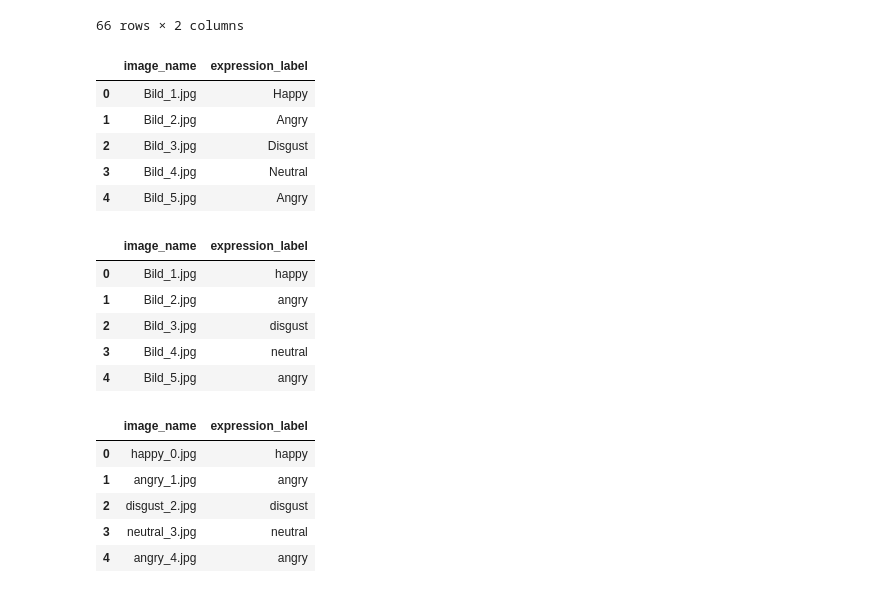
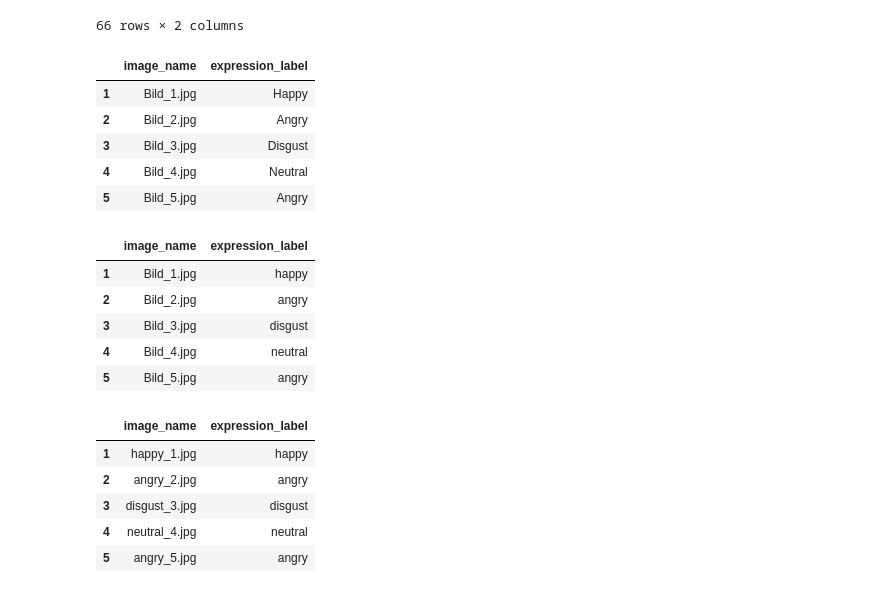
Before and after one commit to DSPRO2-Group-9/emotion_recognition, a Jupyter notebook: notebook/processing/own_data.ipynb, the cells around one changed output. Drawn from its saved outputs; the diff is of its cells as text; code cells hidden in the pictures.

Commit message:
corected index

```diff
--- a/notebook/processing/own_data.ipynb
+++ b/notebook/processing/own_data.ipynb
@@ -132,25 +132,27 @@ combined_average_df
 # %%
 combined_average_df['image_name'] = combined_average_df['image_name'].astype(str) + '.jpg'
 
+combined_average_df.index += 1
+
 combined_average_df.head()
 # %% [output]
 |  | image_name | expression_label |
-| 0 | Bild_1.jpg | Happy |
-| 1 | Bild_2.jpg | Angry |
-| 2 | Bild_3.jpg | Disgust |
-| 3 | Bild_4.jpg | Neutral |
-| 4 | Bild_5.jpg | Angry |
+| 1 | Bild_1.jpg | Happy |
+| 2 | Bild_2.jpg | Angry |
+| 3 | Bild_3.jpg | Disgust |
+| 4 | Bild_4.jpg | Neutral |
+| 5 | Bild_5.jpg | Angry |
 # %%
 combined_average_df['expression_label'] = combined_average_df['expression_label'].str.lower()
 
 combined_average_df.head()
 # %% [output]
 |  | image_name | expression_label |
-| 0 | Bild_1.jpg | happy |
-| 1 | Bild_2.jpg | angry |
-| 2 | Bild_3.jpg | disgust |
-| 3 | Bild_4.jpg | neutral |
-| 4 | Bild_5.jpg | angry |
+| 1 | Bild_1.jpg | happy |
+| 2 | Bild_2.jpg | angry |
+| 3 | Bild_3.jpg | disgust |
+| 4 | Bild_4.jpg | neutral |
+| 5 | Bild_5.jpg | angry |
 # %%
 img_folder_path = "../../data/raw/ai_generated/img/"
 # %%
@@ -186,11 +188,11 @@ new_label_df["image_name"] = image_names
 new_label_df.head()
 # %% [output]
 |  | image_name | expression_label |
-| 0 | happy_0.jpg | happy |
-| 1 | angry_1.jpg | angry |
-| 2 | disgust_2.jpg | disgust |
-| 3 | neutral_3.jpg | neutral |
-| 4 | angry_4.jpg | angry |
+| 1 | happy_1.jpg | happy |
+| 2 | angry_2.jpg | angry |
+| 3 | disgust_3.jpg | disgust |
+| 4 | neutral_4.jpg | neutral |
+| 5 | angry_5.jpg | angry |
 # %%
 label_path = "../../data/processed/ai_generated/labels.csv"
 
```
Also changed, not shown: parts of 1 cell of this notebook.
